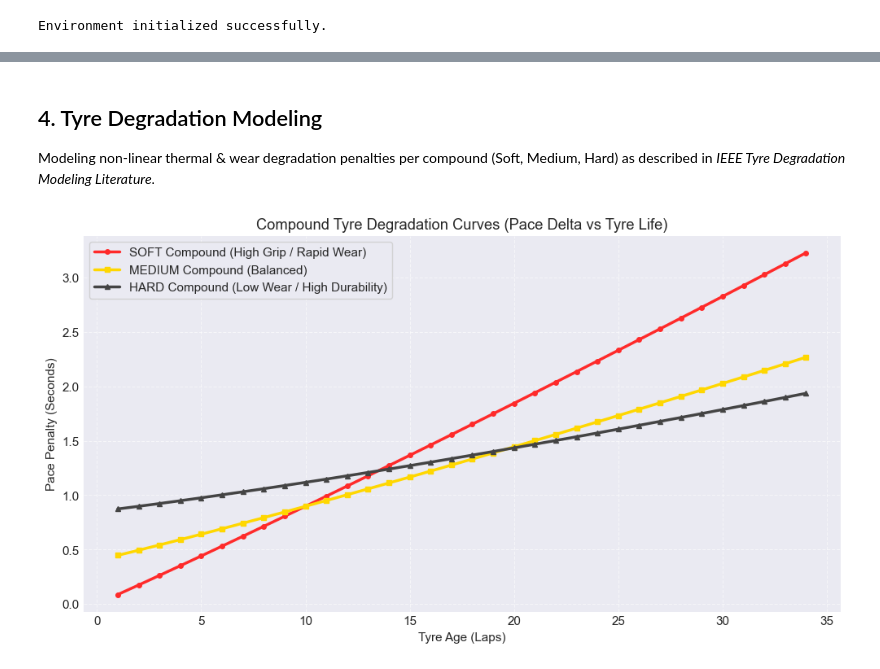
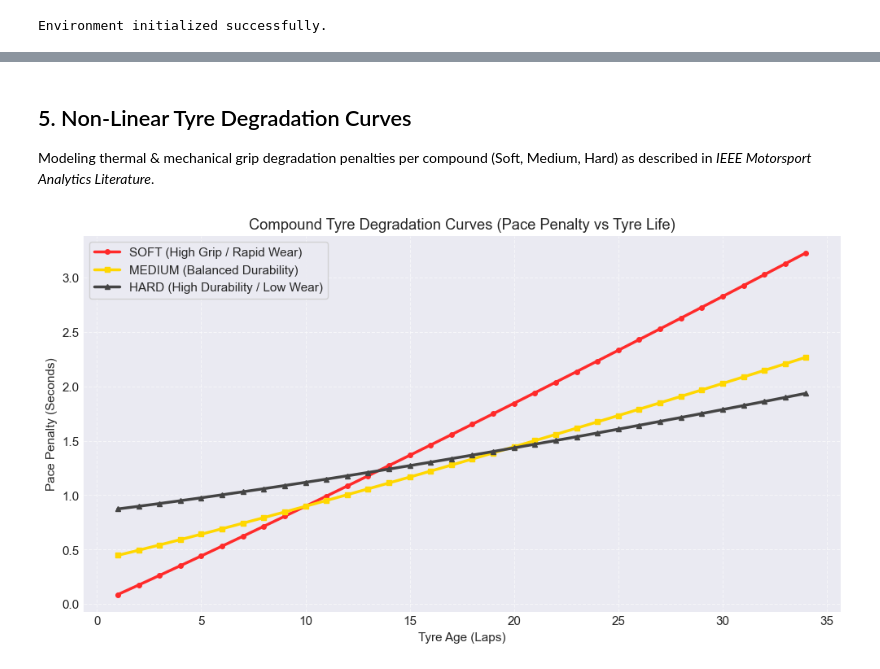
Before and after one commit to roshith-prakash/F1-SIS-Capstone-Project, a Jupyter notebook: Lap_Time_Prediction.ipynb, the cells around one changed output, grey strips where cells are left out. Drawn from its saved outputs; the diff is of its cells as text; code cells hidden in the pictures.

```diff
--- a/Lap_Time_Prediction.ipynb
+++ b/Lap_Time_Prediction.ipynb
@@ -11,5 +14,6 @@
 # %%
 import os
+import json
 import joblib
 import pandas as pd
 import numpy as np
@@ -17,9 +21,8 @@ import matplotlib.pyplot as plt
 import seaborn as sns
 from sklearn.metrics import mean_squared_error, mean_absolute_error, r2_score
 
-# Set plotting style
 plt.style.use('seaborn-v0_8-darkgrid' if 'seaborn-v0_8-darkgrid' in plt.style.available else 'default')
-plt.rcParams['figure.figsize'] = (12, 6)
+plt.rcParams['figure.figsize'] = (14, 6)
 plt.rcParams['font.size'] = 11
 
 print("Environment initialized successfully.")
@@ -160,33 +280,30 @@ plt.show()
 # %% [markdown]
-## 4. Tyre Degradation Modeling
+## 5. Non-Linear Tyre Degradation Curves
 
-Modeling non-linear thermal & wear degradation penalties per compound (Soft, Medium, Hard) as described in *IEEE Tyre Degradation Modeling Literature*.
+Modeling thermal & mechanical grip degradation penalties per compound (Soft, Medium, Hard) as described in *IEEE Motorsport Analytics Literature*.
 # %%
 def simulate_tyre_degradation(compound, tyre_age):
     base_offsets = {'SOFT': 0.0, 'MEDIUM': 0.40, 'HARD': 0.85}
     wear_rates = {'SOFT': 0.085, 'MEDIUM': 0.045, 'HARD': 0.022}
-
     base = base_offsets.get(compound, 0.5)
     rate = wear_rates.get(compound, 0.05)
-
     penalty = base + (rate * tyre_age) + (0.0012 * (tyre_age ** 1.6))
     return penalty
 
 laps = np.arange(1, 35)
 soft_deg = [simulate_tyre_degradation('SOFT', l) for l in laps]
 med_deg = [simulate_tyre_degradation('MEDIUM', l) for l in laps]
 hard_deg = [simulate_tyre_degradation('HARD', l) for l in laps]
 
 plt.figure(figsize=(12, 6))
-plt.plot(laps, soft_deg, label='SOFT Compound (High Grip / Rapid Wear)', color='#ff2a2a', lw=2.5, marker='o', markersize=4)
-plt.plot(laps, med_deg, label='MEDIUM Compound (Balanced)', color='#ffd700', lw=2.5, marker='s', markersize=4)
-plt.plot(laps, hard_deg, label='HARD Compound (Low Wear / High Durability)', color='#444444', lw=2.5, marker='^', markersize=4)
-
-plt.title('Compound Tyre Degradation Curves (Pace Delta vs Tyre Life)')
+plt.plot(laps, soft_deg, label='SOFT (High Grip / Rapid Wear)', color='#ff2a2a', lw=2.5, marker='o', markersize=4)
+plt.plot(laps, med_deg, label='MEDIUM (Balanced Durability)', color='#ffd700', lw=2.5, marker='s', markersize=4)
+plt.plot(laps, hard_deg, label='HARD (High Durability / Low Wear)', color='#444444', lw=2.5, marker='^', markersize=4)
+plt.title('Compound Tyre Degradation Curves (Pace Penalty vs Tyre Life)')
 plt.xlabel('Tyre Age (Laps)')
 plt.ylabel('Pace Penalty (Seconds)')
 plt.legend(frameon=True)
 plt.grid(True, linestyle='--', alpha=0.6)
 plt.show()
 # %% [output]
-[figure, old version]
+[figure, new version]
```
Also changed, not shown: parts of 22 cells of this notebook, 14 other files.
